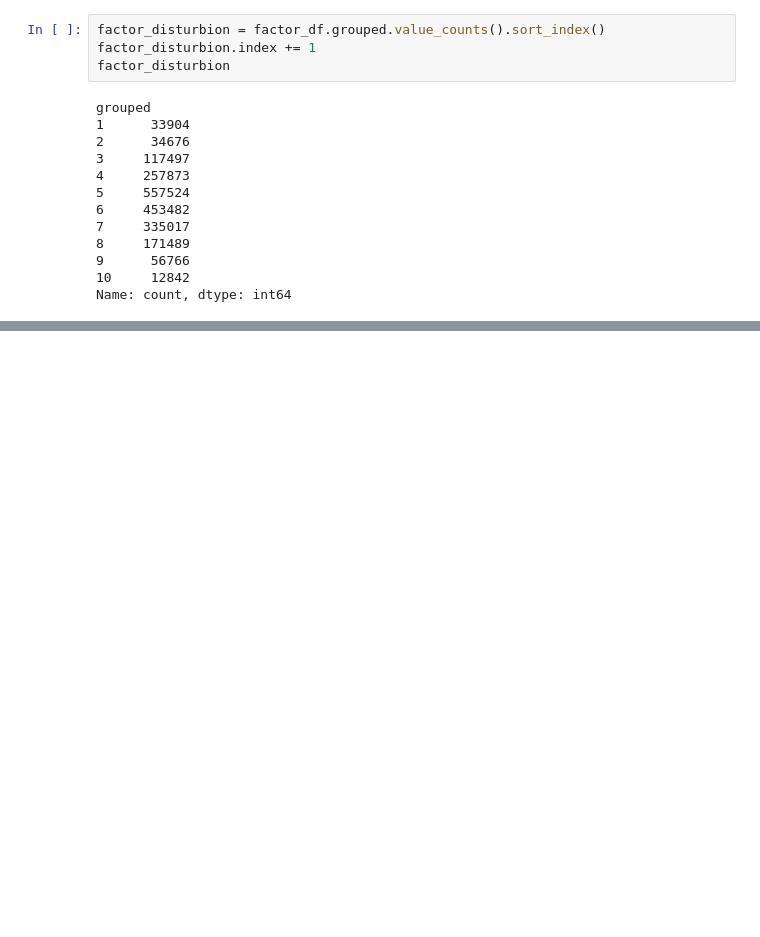
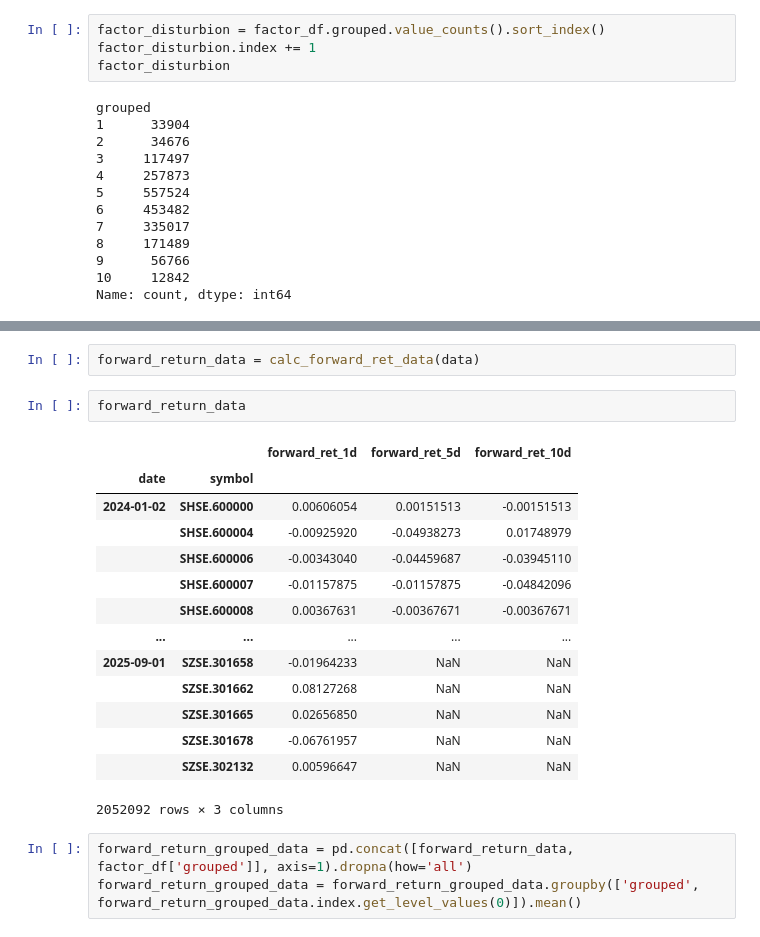
Before and after one commit to Jusdu/stocks_dashborads, a Jupyter notebook: test.ipynb, the cells around one changed output, grey strips where cells are left out. Drawn from its saved outputs; the diff is of its cells as text; blank space fills up the shorter version.

```diff
--- a/test.ipynb
+++ b/test.ipynb
@@ -59,0 +93,22 @@ array([ 33904,  34676, 117497, 257873, 557524, 453482, 335017, 171489,
+# %%
+forward_return_data = calc_forward_ret_data(data)
+# %%
+forward_return_data
+# %% [output]
+|  |  | forward_ret_1d | forward_ret_5d | forward_ret_10d |
+| date | symbol |  |  |  |
+| 2024-01-02 | SHSE.600000 | 0.00606054 | 0.00151513 | -0.00151513 |
+|  | SHSE.600004 | -0.00925920 | -0.04938273 | 0.01748979 |
+|  | SHSE.600006 | -0.00343040 | -0.04459687 | -0.03945110 |
+|  | SHSE.600007 | -0.01157875 | -0.01157875 | -0.04842096 |
+|  | SHSE.600008 | 0.00367631 | -0.00367671 | -0.00367671 |
+| ... | ... | ... | ... | ... |
+| 2025-09-01 | SZSE.301658 | -0.01964233 | NaN | NaN |
+|  | SZSE.301662 | 0.08127268 | NaN | NaN |
+|  | SZSE.301665 | 0.02656850 | NaN | NaN |
+|  | SZSE.301678 | -0.06761957 | NaN | NaN |
+|  | SZSE.302132 | 0.00596647 | NaN | NaN |
+2052092 rows × 3 columns
+# %%
+forward_return_grouped_data = pd.concat([forward_return_data, factor_df['grouped']], axis=1).dropna(how='all')
+forward_return_grouped_data = forward_return_grouped_data.groupby(['grouped', forward_return_grouped_data.index.get_level_values(0)]).mean()
```
Also changed, not shown: parts of 6 cells of this notebook, 5 other files.
